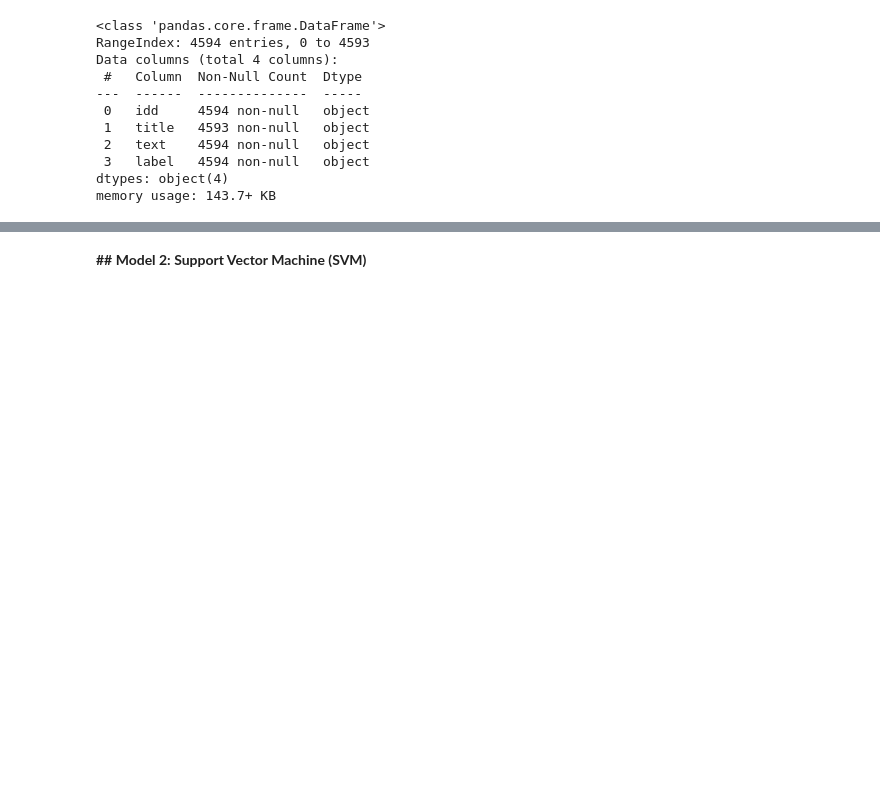
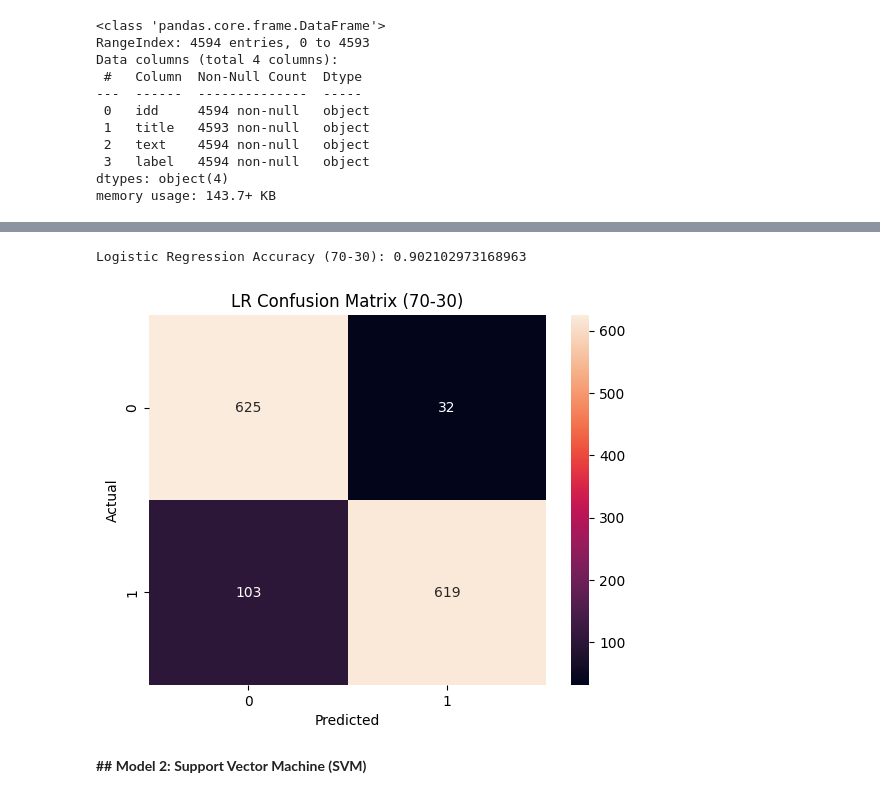
Before and after one commit to AkhilKrishna016/fake-news-detection-ml, a Jupyter notebook: fake_news_models.ipynb, the cells around one changed output, grey strips where cells are left out. Drawn from its saved outputs; the diff is of its cells as text; code cells hidden in the pictures; blank space fills up the shorter version.

```diff
--- a/fake_news_models.ipynb
+++ b/fake_news_models.ipynb
@@ -67,3 +90,26 @@ Accuracy: 0.9085963003264418
+# %%
+# ---------- 70-30 ----------
+
+model_70 = LogisticRegression()
+model_70.fit(X_train_70, y_train_70)
+
+predictions_70 = model_70.predict(X_test_70)
+
+accuracy_70 = accuracy_score(y_test_70, predictions_70)
+
+print("Logistic Regression Accuracy (70-30):", accuracy_70)
+# %% [output]
+Logistic Regression Accuracy (70-30): 0.902102973168963
+# %%
+cm_70 = confusion_matrix(y_test_70, predictions_70)
+
+sns.heatmap(cm_70, annot=True, fmt='d')
+plt.title("LR Confusion Matrix (70-30)")
+plt.xlabel("Predicted")
+plt.ylabel("Actual")
+plt.show()
+# %% [output]
+[figure, added]
 # %% [markdown]
 **## Model 2: Support Vector Machine (SVM)**
 # %%
```
Also changed, not shown: parts of 13 cells of this notebook.
